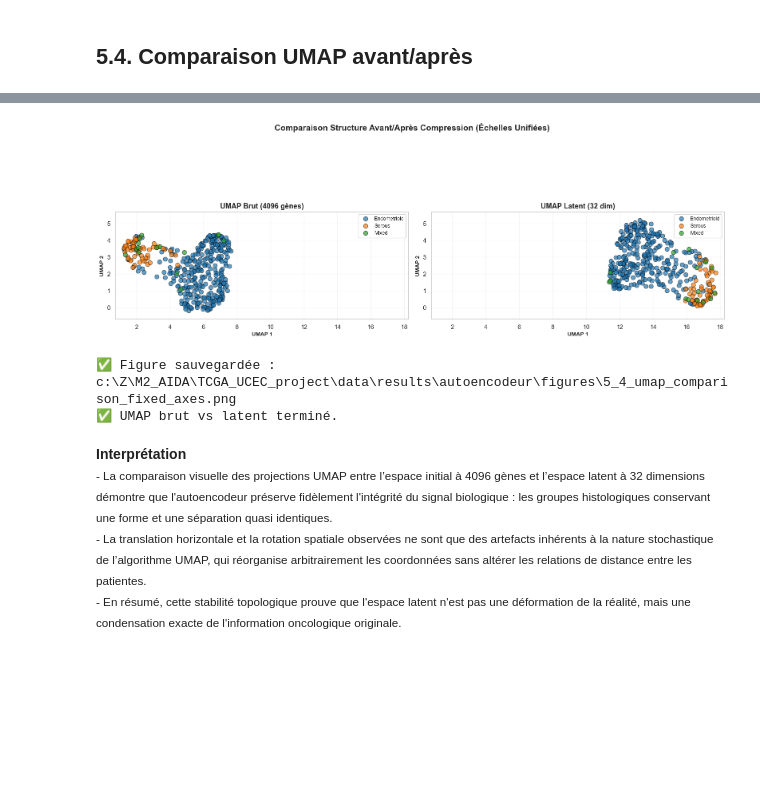
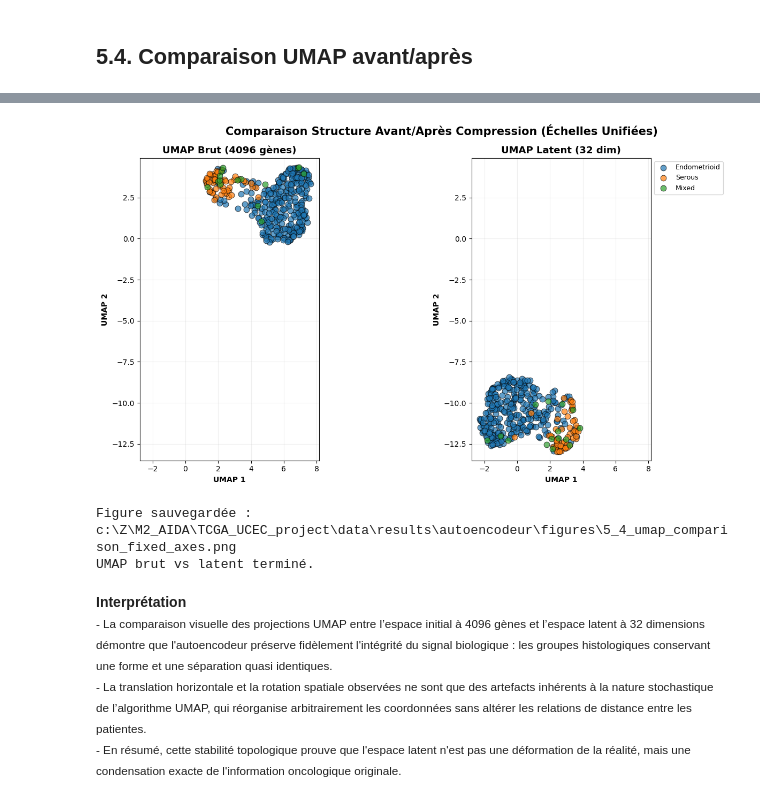
Before and after one commit to mylaila/TCGA_UCEC_project, a Jupyter notebook: 0E_ml_autoencodeur.ipynb, the cells around one changed output, grey strips where cells are left out. Saved outputs shown, nothing was run; the diff lists cells and outputs as text; code cells hidden in the pictures; blank space fills up the shorter version.

Commit message:
Mise à jour des notebooks et résultats d'analyse

```diff
--- a/0E_ml_autoencodeur.ipynb
+++ b/0E_ml_autoencodeur.ipynb
@@ -804,18 +805,24 @@ print(f"✅ Evaluation de la qualité de reconstruction terminée.")
 import os
 import numpy as np
 import matplotlib.pyplot as plt
-import seaborn as sns
 from sklearn.metrics import r2_score
 
 print("="*80)
-print("5.3 : MISE EN EXERGUE DES GÈNES")
+print("5.2 : SCATTER PLOTS RECONSTRUCTION")
 print("="*80)
+
+# Sélection gènes (Cible littérature ou Aléatoire)
+known_genes = ['PTEN', 'TP53', 'PIK3CA', 'KRAS']
+selected_indices, selected_names = [], []
 
 r2_all = [r2_score(X_full.values[:, i], X_reconstructed[:, i]) for i in range(X_full.shape[1])]
 variances = X_full.var().values
 
 plt.figure(figsize=(10, 6))
 plt.scatter(variances, r2_all, alpha=0.15, color='gray', s=8, label='Autres gènes')
+
+print(f"DEBUG: selected_names = {selected_names}")
+print(f"DEBUG: Nombre de gènes sélectionnés = {len(selected_names)}")
 
 for i, name in enumerate(selected_names):
     idx = X_full.columns.get_loc(name)
@@ -837,8 +844,7 @@ for i, name in enumerate(selected_names):
 
 plt.axhline(y=np.mean(r2_all), color='blue', linestyle='--', alpha=0.5, label=f'Moyenne R² ({np.mean(r2_all):.2f})')
 
-# Limites demandées
-plt.ylim(0.540, 0.660)
+plt.ylim(0.540, 0.75)
 
 plt.xlabel('Variance Originale (Z-score)', fontsize=9, weight='bold')
 plt.ylabel('Fidélité de Reconstruction (R²)', fontsize=9, weight='bold')
@@ -983,28 +991,24 @@ print("="*80)
 print("5.4 : UMAP BRUT VS LATENT (AXES UNIFIÉS)")
 print("="*80)
 
-# 1. Calcul des projections
-print(f" Calcul UMAP brut ({X_full.shape[1]} dim)...")
+print(f"Calcul UMAP brut ({X_full.shape[1]} dim)...")
 umap_original = umap.UMAP(n_neighbors=15, min_dist=0.1, n_components=2,
                           random_state=RANDOM_SEED).fit_transform(X_full.values)
 
-print(f" Calcul UMAP latent ({LATENT_DIM} dim)...")
+print(f"Calcul UMAP latent ({LATENT_DIM} dim)...")
 umap_latent = umap.UMAP(n_neighbors=15, min_dist=0.1, n_components=2,
                         random_state=RANDOM_SEED).fit_transform(Z_latent)
 
-# 2. Calcul des bornes communes pour unifier les axes
 all_x = np.concatenate([umap_original[:, 0], umap_latent[:, 0]])
 all_y = np.concatenate([umap_original[:, 1], umap_latent[:, 1]])
 x_min, x_max = all_x.min() - 0.5, all_x.max() + 0.5
 y_min, y_max = all_y.min() - 0.5, all_y.max() + 0.5
 
-# 3. Visualisation
 if histology_labels is not None:
     fig, axes = plt.subplots(1, 2, figsize=(16, 7))
     color_map = {'Endometrioid': '#1f77b4', 'Serous': '#ff7f0e', 'Mixed': '#2ca02c'}
     unique_types = histology_labels.dropna().unique()
 
-    # Titres et données
     titles = [f'UMAP Brut ({X_full.shape[1]} gènes)', f'UMAP Latent ({LATENT_DIM} dim)']
     data_projections = [umap_original, umap_latent]
 
@@ -1016,7 +1020,6 @@ if histology_labels is not None:
                        c=color_map.get(histo_type, 'gray'), label=histo_type,
                        s=60, alpha=0.7, edgecolors='black', linewidth=0.7)
 
-        # Unification des axes
         ax.set_xlim(x_min, x_max)
         ax.set_ylim(y_min, y_max)
         ax.set_aspect('equal')
@@ -1024,23 +1027,26 @@ if histology_labels is not None:
         ax.set_title(titles[i], fontsize=13, weight='bold')
         ax.set_xlabel('UMAP 1', fontsize=10, weight='bold')
         ax.set_ylabel('UMAP 2', fontsize=10, weight='bold')
-        ax.legend(loc='upper right', fontsize=9)
+
+        if i == 1:
+            ax.legend(loc='upper left', bbox_to_anchor=(1, 1), fontsize=9, frameon=True)
+
         ax.grid(alpha=0.2)
 
     plt.suptitle('Comparaison Structure Avant/Après Compression (Échelles Unifiées)',
                  fontsize=15, weight='bold', y=0.98)
-    plt.tight_layout()
 
-    # Sauvegarde avec os.path.join
+    plt.tight_layout(rect=[0, 0, 0.9, 1])
+
     save_path = os.path.join(DIRS['FIGURES'], '5_4_umap_comparison_fixed_axes.png')
     plt.savefig(save_path, dpi=300, bbox_inches='tight')
     plt.show()
 
-    print(f"\n✅ Figure sauvegardée : {save_path}")
+    print(f"\nFigure sauvegardée : {save_path}")
 else:
-    print("\n Données histologiques non disponibles pour la coloration")
+    print("\nDonnées histologiques non disponibles pour la coloration")
 
-print(f"✅ UMAP brut vs latent terminé.")
+print(f"UMAP brut vs latent terminé.")
 # %% [output]
 ================================================================================
 5.4 : UMAP BRUT VS LATENT (AXES UNIFIÉS)
@@ -1050,6 +1056,6 @@ print(f"✅ UMAP brut vs latent terminé.")
-[figure, old version]
+[figure, new version]
-✅ Figure sauvegardée : c:\Z\M2_AIDA\TCGA_UCEC_project\data\results\autoencodeur\figures\5_4_umap_comparison_fixed_axes.png
-✅ UMAP brut vs latent terminé.
+Figure sauvegardée : c:\Z\M2_AIDA\TCGA_UCEC_project\data\results\autoencodeur\figures\5_4_umap_comparison_fixed_axes.png
+UMAP brut vs latent terminé.
 # %% [markdown]
 **Interprétation**
 <small><br>- La comparaison visuelle des projections UMAP entre l’espace initial à 4096 gènes et l’espace latent à 32 dimensions démontre que l'autoencodeur préserve fidèlement l'intégrité du signal biologique : les groupes histologiques conservant une forme et une séparation quasi identiques.
```
Also changed, not shown: parts of 20 cells of this notebook, 28 other files.
